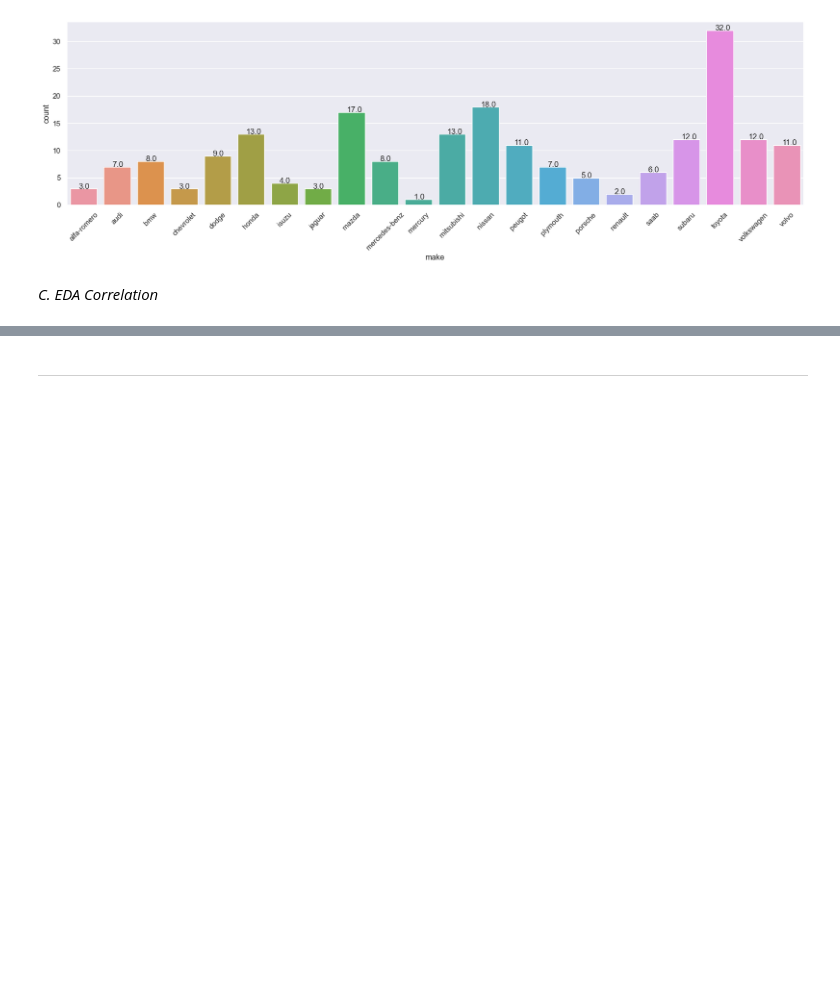
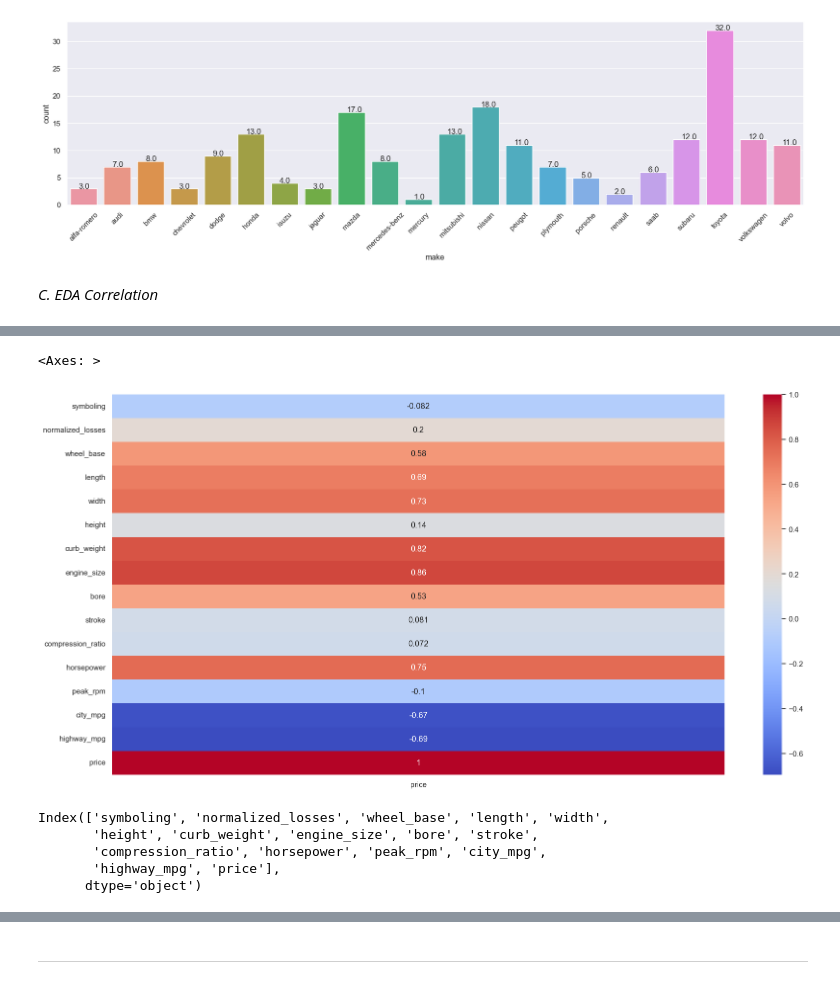
Before and after one commit to omars1234/AutoMobileML, a Jupyter notebook: Analysis.ipynb, the cells around one changed output, grey strips where cells are left out. Cells and saved outputs as stored; diff of their text form; code cells hidden in the pictures; blank space fills up the shorter version.

```diff
--- a/Analysis.ipynb
+++ b/Analysis.ipynb
@@ -314,0 +331,13 @@ df.isna().sum().sum()
+# %%
+sns.heatmap((numerical_features.corr()["price"]).to_frame(),annot=True,cmap='coolwarm')
+# %% [output]
+<Axes: >
+[figure, added]
+# %%
+numerical_features.columns
+# %% [output]
+Index(['symboling', 'normalized_losses', 'wheel_base', 'length', 'width',
+       'height', 'curb_weight', 'engine_size', 'bore', 'stroke',
+       'compression_ratio', 'horsepower', 'peak_rpm', 'city_mpg',
+       'highway_mpg', 'price'],
+      dtype='object')
```
Also changed, not shown: parts of 26 cells of this notebook.
